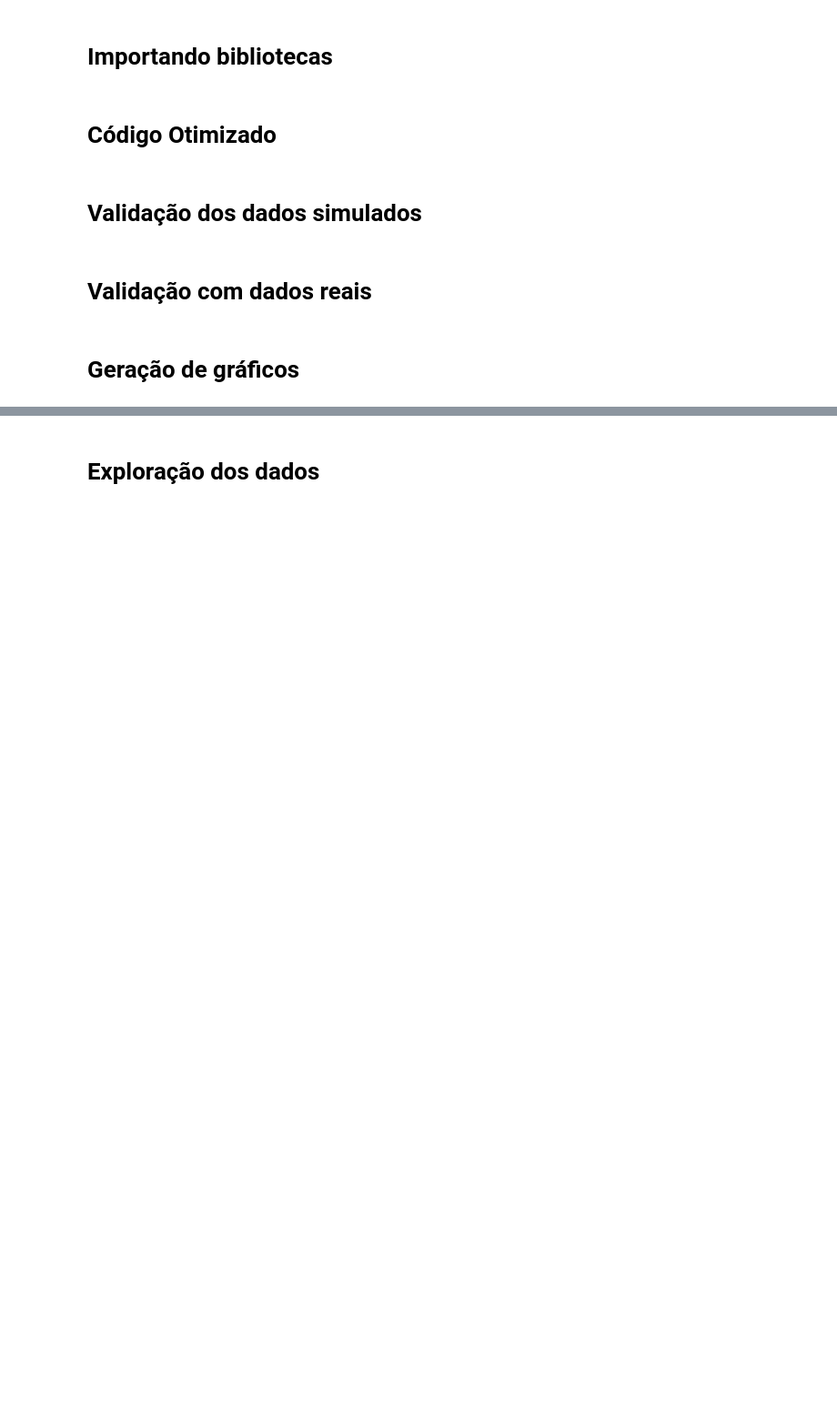
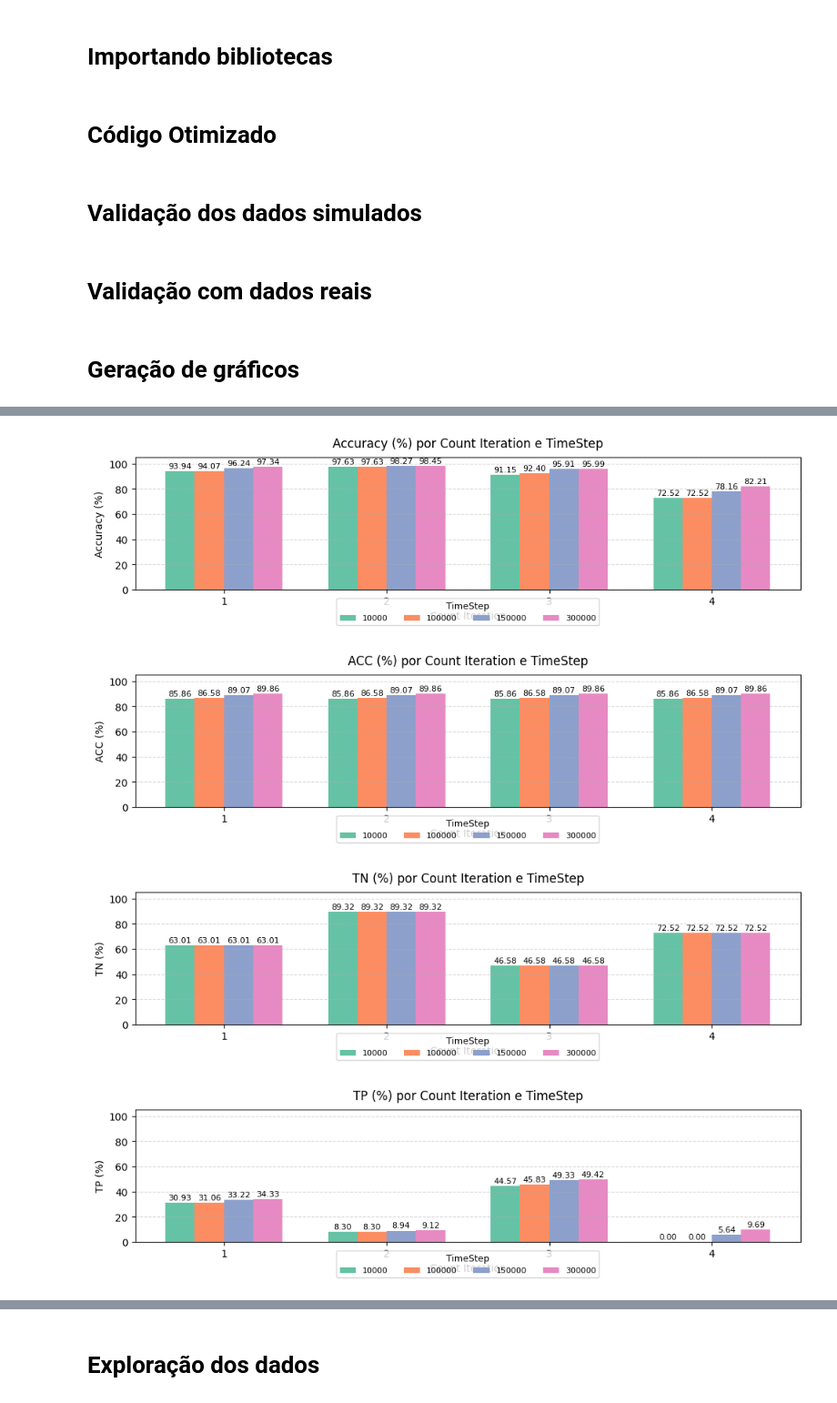
Before and after one commit to kaikecc/Reinforcement-Learning, a Jupyter notebook: src/notebook/rl_classification.ipynb, the cells around one changed output, grey strips where cells are left out. Shown at 91% size. Cells and saved outputs as stored; diff of their text form; code cells hidden in the pictures; blank space fills up the shorter version.

```diff
--- a/src/notebook/rl_classification.ipynb
+++ b/src/notebook/rl_classification.ipynb
@@ -556,0 +569,59 @@ plt.show()
+# %%
+import pandas as pd
+import matplotlib.pyplot as plt
+import numpy as np
+
+# Ler o arquivo
+df = pd.read_csv('..\\metrics\\Métricas_Quick Restriction in PCK_DQN.txt', sep=',')
+
+# Limpar nomes das colunas
+df.columns = df.columns.str.strip()
+
+# Agrupar por Count Iteration e TimeStep e tirar média das métricas
+grouped_ct = df.groupby(['Count Iteration', 'TimeStep'])[['Accuracy (%)', 'ACC (%)', 'TN (%)', 'TP (%)']].mean().reset_index()
+
+# Configurações gerais
+plt.rcParams.update({'font.size': 10, 'axes.titlesize': 12, 'axes.labelsize': 10})
+
+# Métricas e variáveis principais
+metrics = ['Accuracy (%)', 'ACC (%)', 'TN (%)', 'TP (%)']
+timesteps = sorted(grouped_ct['TimeStep'].unique())
+iterations = sorted(grouped_ct['Count Iteration'].unique())
+colors = plt.cm.Set2.colors  # paleta de cores suaves
+
+# Gráficos
+for metric in metrics:
+    x = np.arange(len(iterations))
+    width = 0.18
+
+    fig, ax = plt.subplots(figsize=(10, 3.5))
+
+    for i, timestep in enumerate(timesteps):
+        subset = grouped_ct[grouped_ct['TimeStep'] == timestep]
+        values = subset[metric]
+        positions = x + i * width
+        bars = ax.bar(positions, values, width=width, label=f'{timestep}', color=colors[i % len(colors)])
+
+        for bar in bars:
+            height = bar.get_height()
+            if round(height, 2) != 1.00:
+                ax.text(bar.get_x() + bar.get_width() / 2, height + 1, f'{height:.2f}',
+                        ha='center', va='bottom', fontsize=8, color='black')
+
+    # Eixos e layout
+    ax.set_xticks(x + width * (len(timesteps)-1) / 2)
+    ax.set_xticklabels(iterations)
+    ax.set_xlabel('Count Iteration')
+    ax.set_ylabel(metric)
+    ax.set_title(f'{metric} por Count Iteration e TimeStep', pad=10)
+    ax.legend(title='TimeStep', fontsize=8, title_fontsize=9, loc='lower center', bbox_to_anchor=(0.5, -0.3), ncol=len(timesteps))
+    ax.grid(True, axis='y', linestyle='--', alpha=0.5)
+    ax.set_ylim(0, 105)
+
+    plt.tight_layout(rect=[0, 0.1, 1, 1])
+    plt.show()
+# %% [output]
+[figure, added]
+[figure, added]
+[figure, added]
+[figure, added]
```
Also changed, not shown: parts of 3 cells of this notebook, 1 other file.
